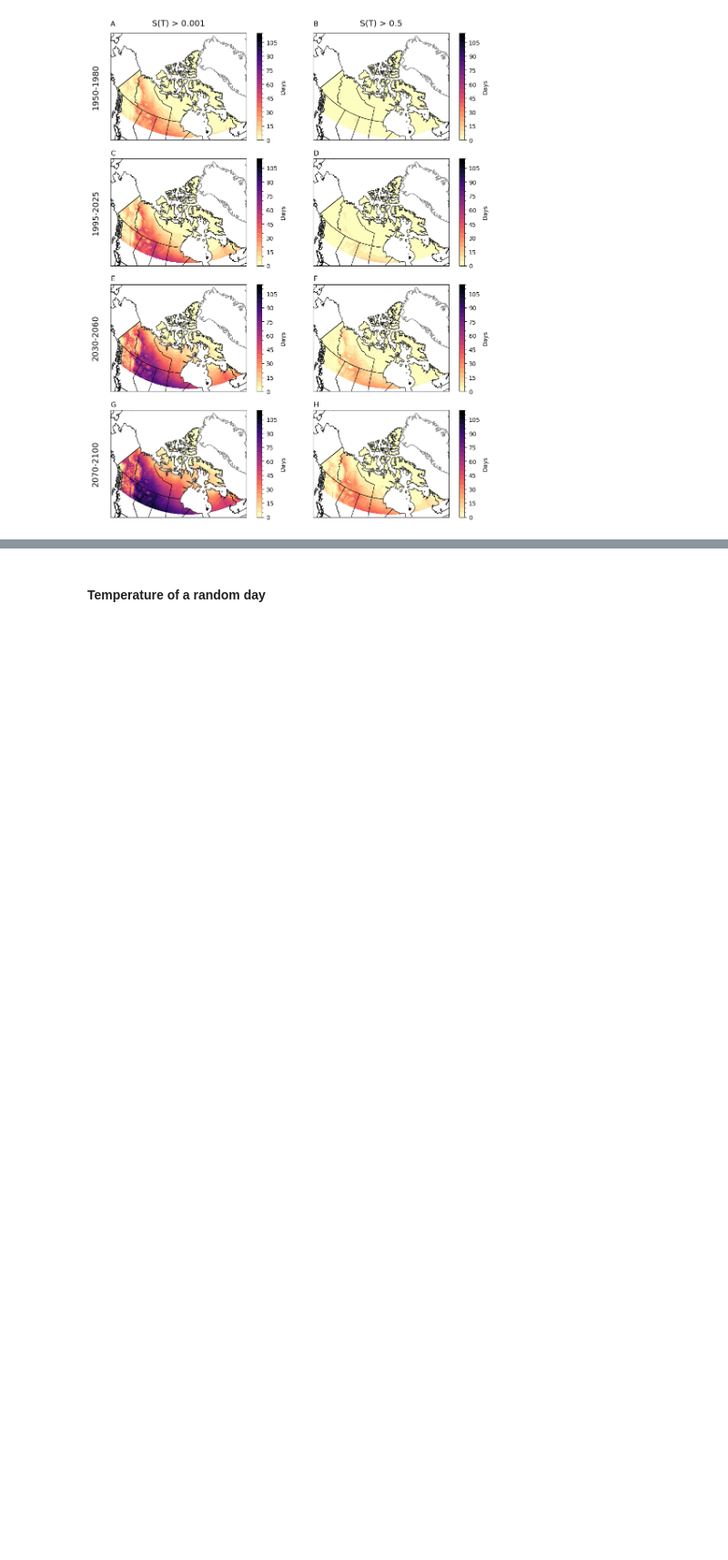
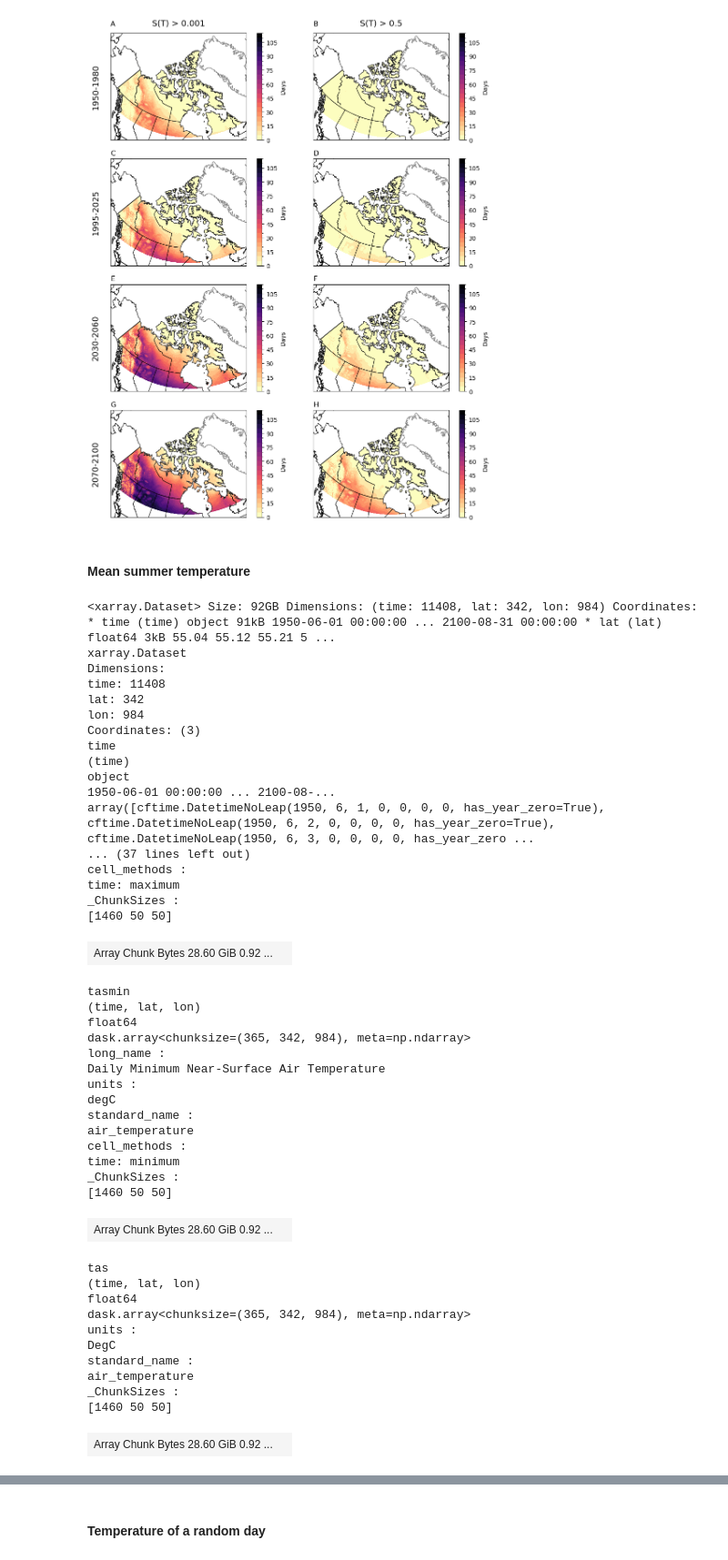
Before and after one commit to BernhardtLab/Arctic-VBD, a Jupyter notebook: 12_mapping.ipynb, the cells around one changed output, grey strips where cells are left out. Shown at 91% size. Drawn from its saved outputs; the diff is of its cells as text; code cells hidden in the pictures; blank space fills up the shorter version.

```diff
--- a/12_mapping.ipynb
+++ b/12_mapping.ipynb
@@ -1106,3 +1106,5 @@ plt.savefig("figures/S_ssp245.png", dpi=300, bbox_inches="tight")
 plt.show()
 # %% [output]
 [figure]
+# %% [markdown]
+#### Mean summer temperature
@@ -1108,0 +1118,50 @@ plt.show()
+# %%
+# Extract summer temperature (May - Sept)
+data_summer = data.sel(lat = slice(*lat_bnds), lon = slice(*lon_bnds),
+                       time = data.time.dt.month.isin(range(6,9)))
+data_summer
+# %% [output]
+<xarray.Dataset> Size: 92GB Dimensions: (time: 11408, lat: 342, lon: 984) Coordinates: * time (time) object 91kB 1950-06-01 00:00:00 ... 2100-08-31 00:00:00 * lat (lat) float64 3kB 55.04 55.12 55.21 5 ...
+xarray.Dataset
+Dimensions:
+time: 11408
+lat: 342
+lon: 984
+Coordinates: (3)
+time
+(time)
+object
+1950-06-01 00:00:00 ... 2100-08-...
+array([cftime.DatetimeNoLeap(1950, 6, 1, 0, 0, 0, 0, has_year_zero=True), cftime.DatetimeNoLeap(1950, 6, 2, 0, 0, 0, 0, has_year_zero=True), cftime.DatetimeNoLeap(1950, 6, 3, 0, 0, 0, 0, has_year_zero ...
+... (37 lines left out)
+cell_methods :
+time: maximum
+_ChunkSizes :
+[1460 50 50]
+| Array Chunk Bytes 28.60 GiB 0.92 ... |  |
+tasmin
+(time, lat, lon)
+float64
+dask.array<chunksize=(365, 342, 984), meta=np.ndarray>
+long_name :
+Daily Minimum Near-Surface Air Temperature
+units :
+degC
+standard_name :
+air_temperature
+cell_methods :
+time: minimum
+_ChunkSizes :
+[1460 50 50]
+| Array Chunk Bytes 28.60 GiB 0.92 ... |  |
+tas
+(time, lat, lon)
+float64
+dask.array<chunksize=(365, 342, 984), meta=np.ndarray>
+units :
+DegC
+standard_name :
+air_temperature
+_ChunkSizes :
+[1460 50 50]
+| Array Chunk Bytes 28.60 GiB 0.92 ... |  |
```
Also changed, not shown: parts of 9 cells of this notebook, 2 other files.
